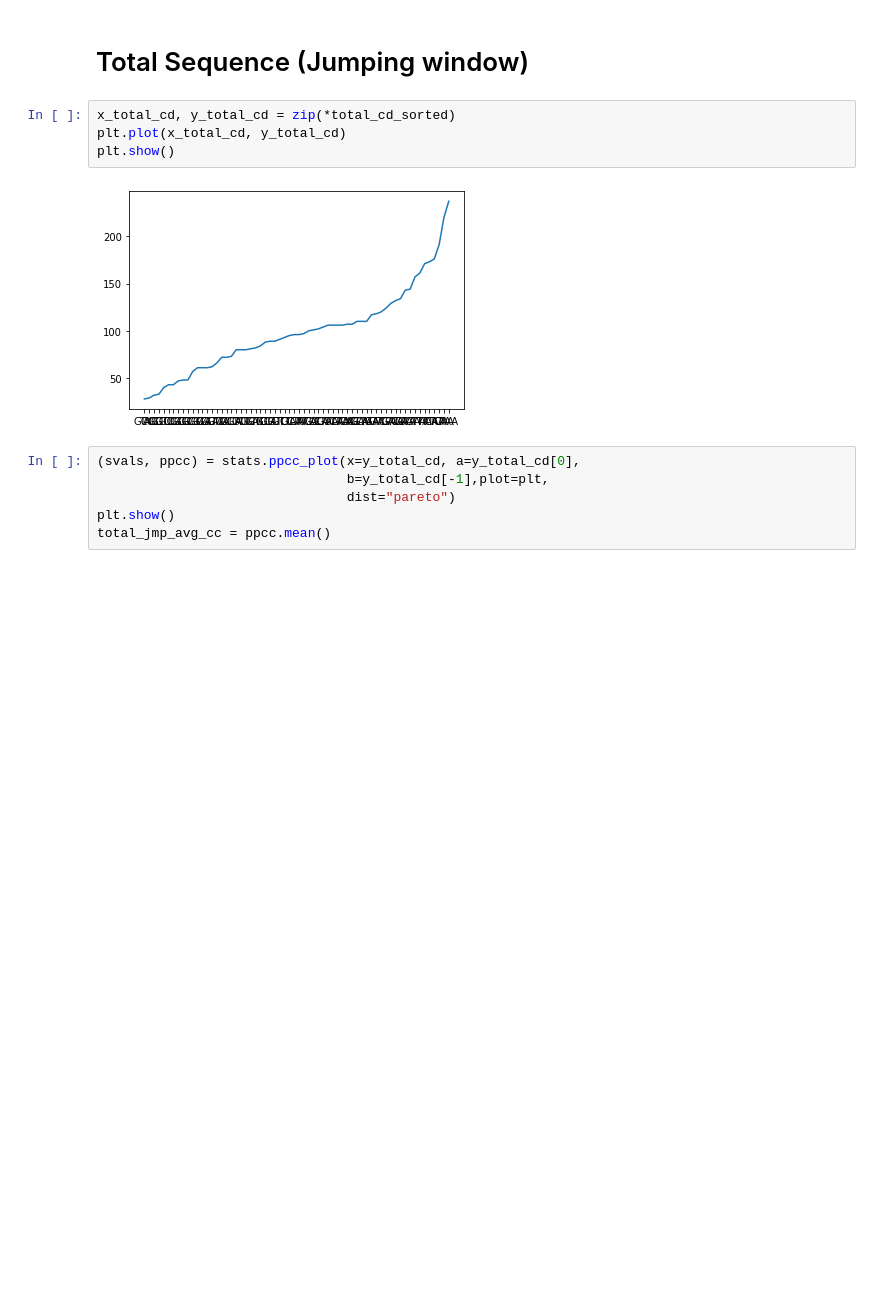
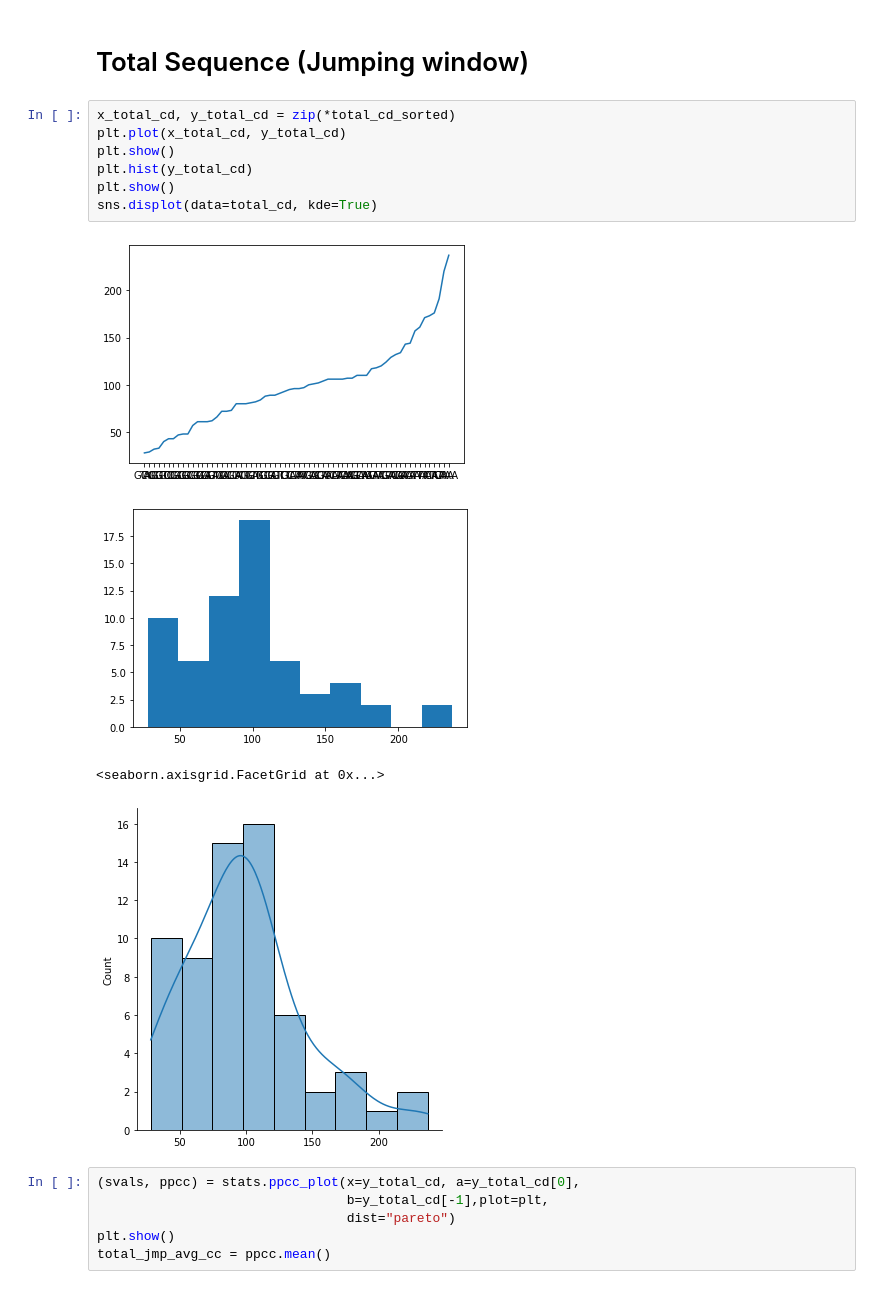
Before and after one commit to ocean-rey/rna-entropy-project, a Jupyter notebook: proof_of_concept_ebola.ipynb, the cells around one changed output. Saved outputs shown, nothing was run; the diff lists cells and outputs as text; blank space fills up the shorter version.

```diff
--- a/proof_of_concept_ebola.ipynb
+++ b/proof_of_concept_ebola.ipynb
@@ -64,9 +65,15 @@ total_cd_sorted = sorted(total_cd.items(), key=lambda kv: kv[1], reverse=False)
 # %%
 x_total_cd, y_total_cd = zip(*total_cd_sorted)
 plt.plot(x_total_cd, y_total_cd)
 plt.show()
+plt.hist(y_total_cd)
+plt.show()
+sns.displot(data=total_cd, kde=True)
 # %% [output]
 [figure]
+[figure, added]
+<seaborn.axisgrid.FacetGrid at 0x...>
+[figure, added]
 # %%
 (svals, ppcc) = stats.ppcc_plot(x=y_total_cd, a=y_total_cd[0],
                                 b=y_total_cd[-1],plot=plt,
```
Also changed, not shown: parts of 6 cells of this notebook, 2 other files.
